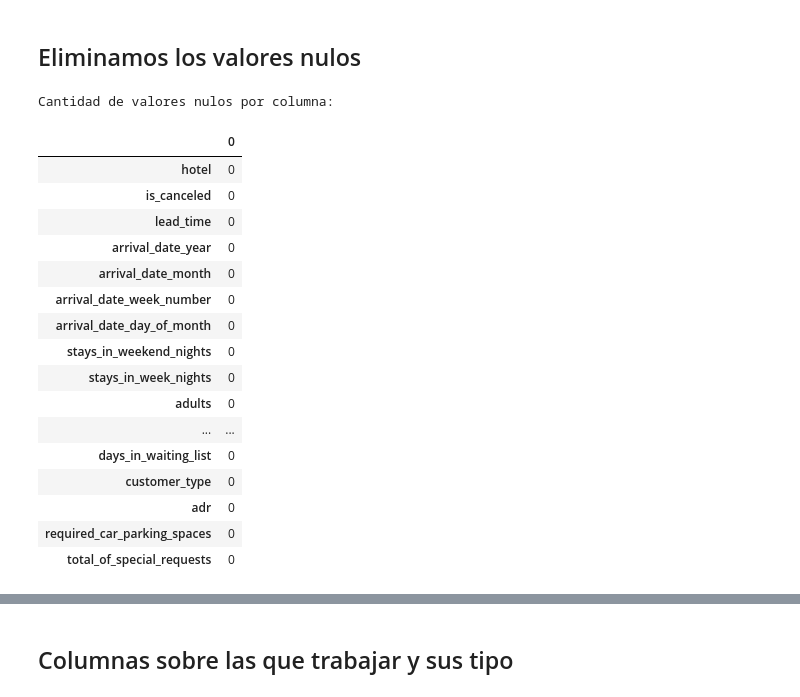
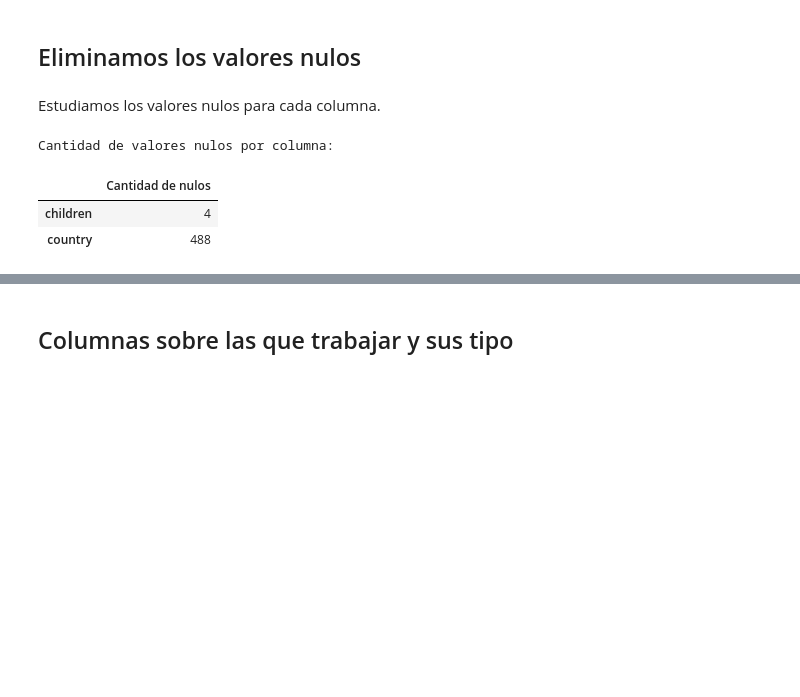
Before and after one commit to 4GeeksAcademy/LucasDellaMaestra-AlejandroNovellino-ReneRamirez-ProyectoFinal, a Jupyter notebook: notebooks/1.0-explore.ipynb, the cells around one changed output, grey strips where cells are left out. Drawn from its saved outputs; the diff is of its cells as text; code cells hidden in the pictures; blank space fills up the shorter version.

```diff
--- a/notebooks/1.0-explore.ipynb
+++ b/notebooks/1.0-explore.ipynb
@@ -387,28 +110,17 @@ df_hotel.head()
 # %% [markdown]
 ## Eliminamos los valores nulos
+# %% [markdown]
+Estudiamos los valores nulos para cada columna.
 # %%
 # Ahora analizamos los valores nulos
 print("\nCantidad de valores nulos por columna:")
-pd.DataFrame(df_hotel.isnull().sum())
+cantidad_nulos = pd.DataFrame(df_hotel.isnull().sum(), columns=['Cantidad de nulos'])
+cantidad_nulos[cantidad_nulos['Cantidad de nulos'] > 0]
 # %% [output]
 Cantidad de valores nulos por columna:
-|  | 0 |
-| hotel | 0 |
-| is_canceled | 0 |
-| lead_time | 0 |
-| arrival_date_year | 0 |
-| arrival_date_month | 0 |
-| arrival_date_week_number | 0 |
-| arrival_date_day_of_month | 0 |
-| stays_in_weekend_nights | 0 |
-| stays_in_week_nights | 0 |
-| adults | 0 |
-| ... | ... |
-| days_in_waiting_list | 0 |
-| customer_type | 0 |
-| adr | 0 |
-| required_car_parking_spaces | 0 |
-| total_of_special_requests | 0 |
+|  | Cantidad de nulos |
+| children | 4 |
+| country | 488 |
 # %%
 # Para ver también en porcentaje (opcional)
 print("\nPorcentaje de valores nulos por columna:")
```
Also changed, not shown: parts of 47 cells of this notebook.
